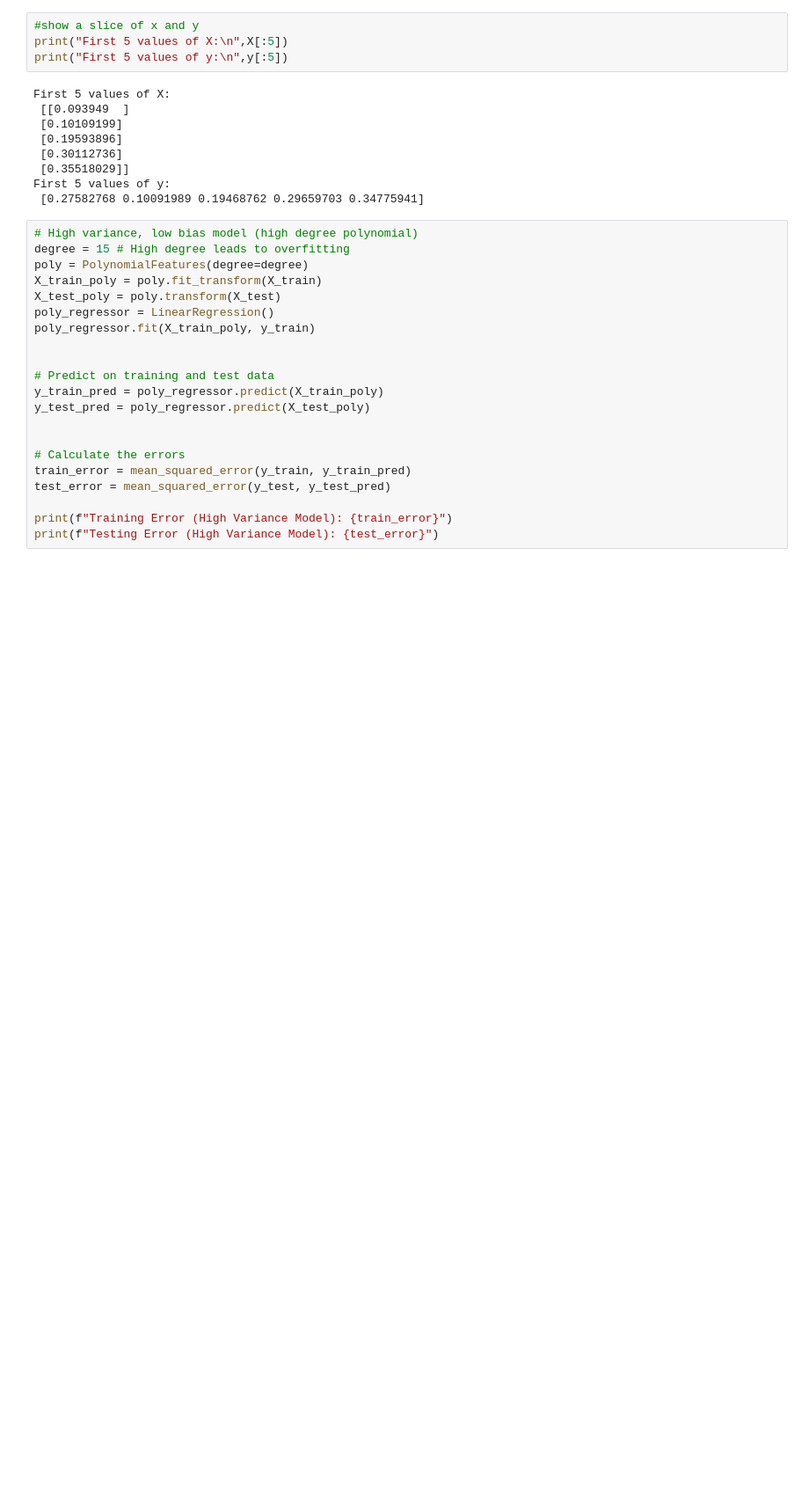
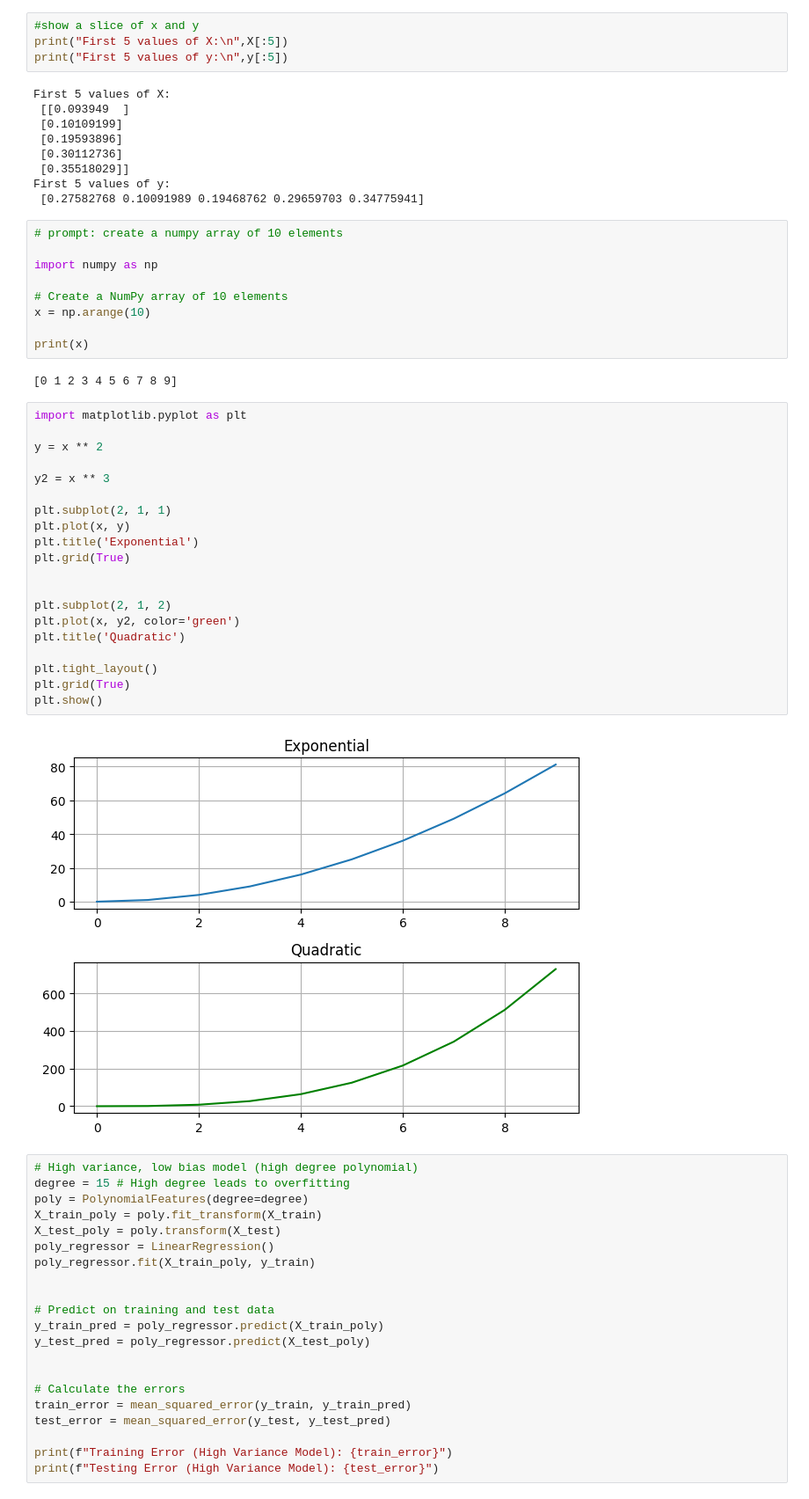
Before and after one commit to isaacbull/Data-Science-zikspot, a Jupyter notebook: Data_science_practice2.ipynb, the cells around one changed output. Shown at 88% size. Saved outputs shown, nothing was run; the diff lists cells and outputs as text; blank space fills up the shorter version.

```diff
--- a/Data_science_practice2.ipynb
+++ b/Data_science_practice2.ipynb
@@ -45,6 +45,39 @@ First 5 values of X:
  [0.35518029]]
 First 5 values of y:
  [0.27582768 0.10091989 0.19468762 0.29659703 0.34775941]
+# %%
+# prompt: create a numpy array of 10 elements
+
+import numpy as np
+
+# Create a NumPy array of 10 elements
+x = np.arange(10)
+
+print(x)
+# %% [output]
+[0 1 2 3 4 5 6 7 8 9]
+# %%
+import matplotlib.pyplot as plt
+
+y = x ** 2
+
+y2 = x ** 3
+
+plt.subplot(2, 1, 1)
+plt.plot(x, y)
+plt.title('Exponential')
+plt.grid(True)
+
+
+plt.subplot(2, 1, 2)
+plt.plot(x, y2, color='green')
+plt.title('Quadratic')
+
+plt.tight_layout()
+plt.grid(True)
+plt.show()
+# %% [output]
+[figure, added]
 # %%
 # High variance, low bias model (high degree polynomial)
 degree = 15 # High degree leads to overfitting
```
